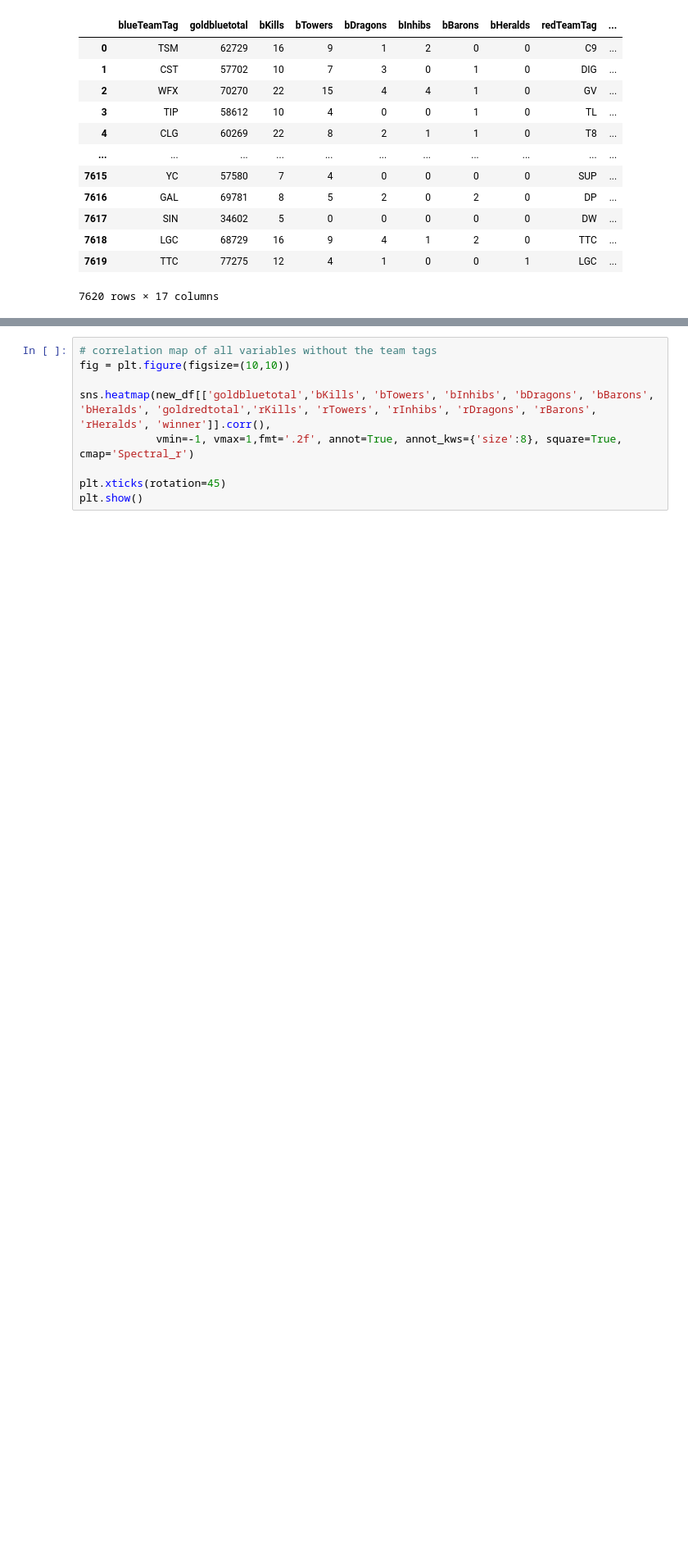
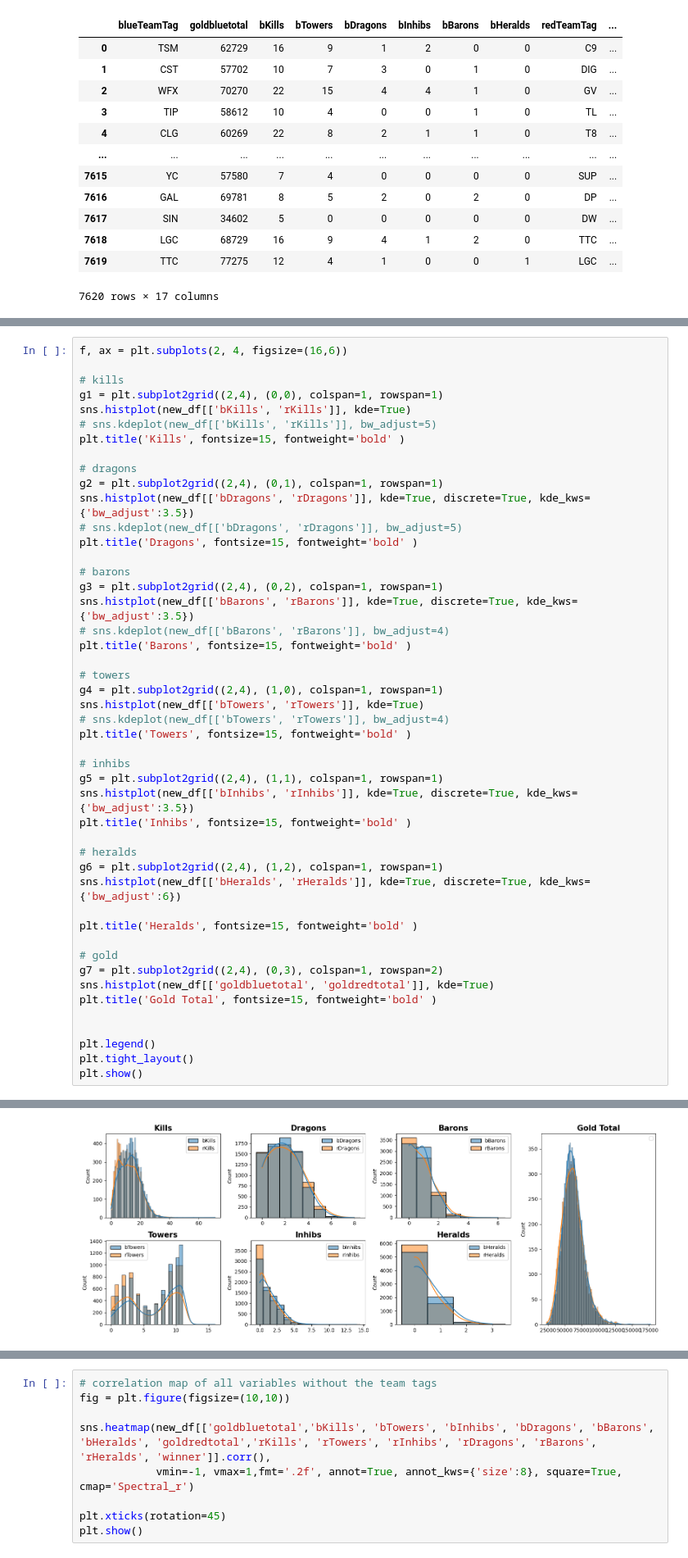
Before and after one commit to oscarqjh/NTU_SC1015_Project, a Jupyter notebook: EDA.ipynb, the cells around one changed output, grey strips where cells are left out. Shown at 82% size. Saved outputs shown, nothing was run; the diff lists cells and outputs as text; blank space fills up the shorter version.

```diff
--- a/EDA.ipynb
+++ b/EDA.ipynb
@@ -375,0 +380,48 @@ new_df
+# %%
+f, ax = plt.subplots(2, 4, figsize=(16,6))
+
+# kills
+g1 = plt.subplot2grid((2,4), (0,0), colspan=1, rowspan=1)
+sns.histplot(new_df[['bKills', 'rKills']], kde=True)
+# sns.kdeplot(new_df[['bKills', 'rKills']], bw_adjust=5)
+plt.title('Kills', fontsize=15, fontweight='bold' )
+
+# dragons
+g2 = plt.subplot2grid((2,4), (0,1), colspan=1, rowspan=1)
+sns.histplot(new_df[['bDragons', 'rDragons']], kde=True, discrete=True, kde_kws={'bw_adjust':3.5})
+# sns.kdeplot(new_df[['bDragons', 'rDragons']], bw_adjust=5)
+plt.title('Dragons', fontsize=15, fontweight='bold' )
+
+# barons
+g3 = plt.subplot2grid((2,4), (0,2), colspan=1, rowspan=1)
+sns.histplot(new_df[['bBarons', 'rBarons']], kde=True, discrete=True, kde_kws={'bw_adjust':3.5})
+# sns.kdeplot(new_df[['bBarons', 'rBarons']], bw_adjust=4)
+plt.title('Barons', fontsize=15, fontweight='bold' )
+
+# towers
+g4 = plt.subplot2grid((2,4), (1,0), colspan=1, rowspan=1)
+sns.histplot(new_df[['bTowers', 'rTowers']], kde=True)
+# sns.kdeplot(new_df[['bTowers', 'rTowers']], bw_adjust=4)
+plt.title('Towers', fontsize=15, fontweight='bold' )
+
+# inhibs
+g5 = plt.subplot2grid((2,4), (1,1), colspan=1, rowspan=1)
+sns.histplot(new_df[['bInhibs', 'rInhibs']], kde=True, discrete=True, kde_kws={'bw_adjust':3.5})
+plt.title('Inhibs', fontsize=15, fontweight='bold' )
+
+# heralds
+g6 = plt.subplot2grid((2,4), (1,2), colspan=1, rowspan=1)
+sns.histplot(new_df[['bHeralds', 'rHeralds']], kde=True, discrete=True, kde_kws={'bw_adjust':6})
+
+plt.title('Heralds', fontsize=15, fontweight='bold' )
+
+# gold
+g7 = plt.subplot2grid((2,4), (0,3), colspan=1, rowspan=2)
+sns.histplot(new_df[['goldbluetotal', 'goldredtotal']], kde=True)
+plt.title('Gold Total', fontsize=15, fontweight='bold' )
+
+
+plt.legend()
+plt.tight_layout()
+plt.show()
+# %% [output]
@@ -375,0 +429 @@ new_df
+[figure, added]
```
Also changed, not shown: parts of 19 cells of this notebook, 1 other file.
